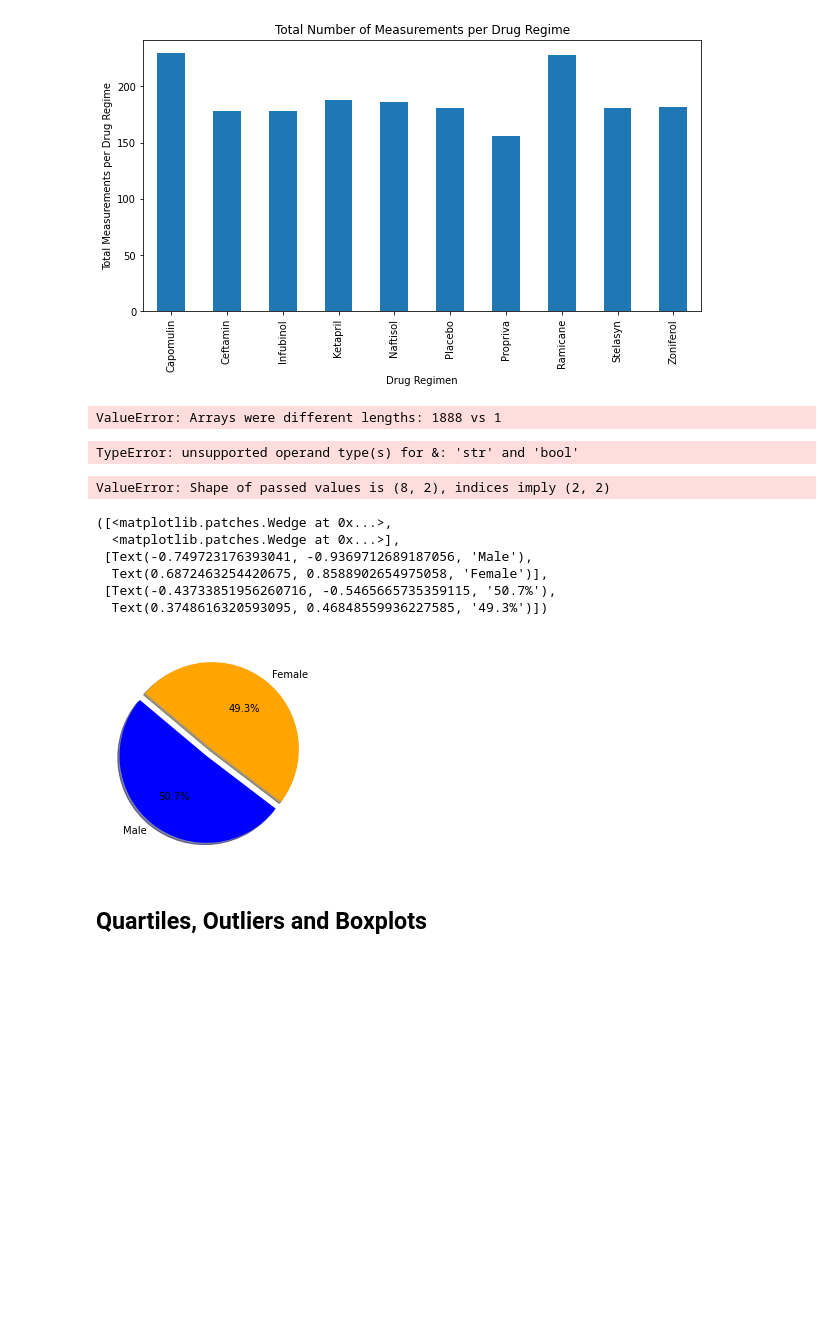
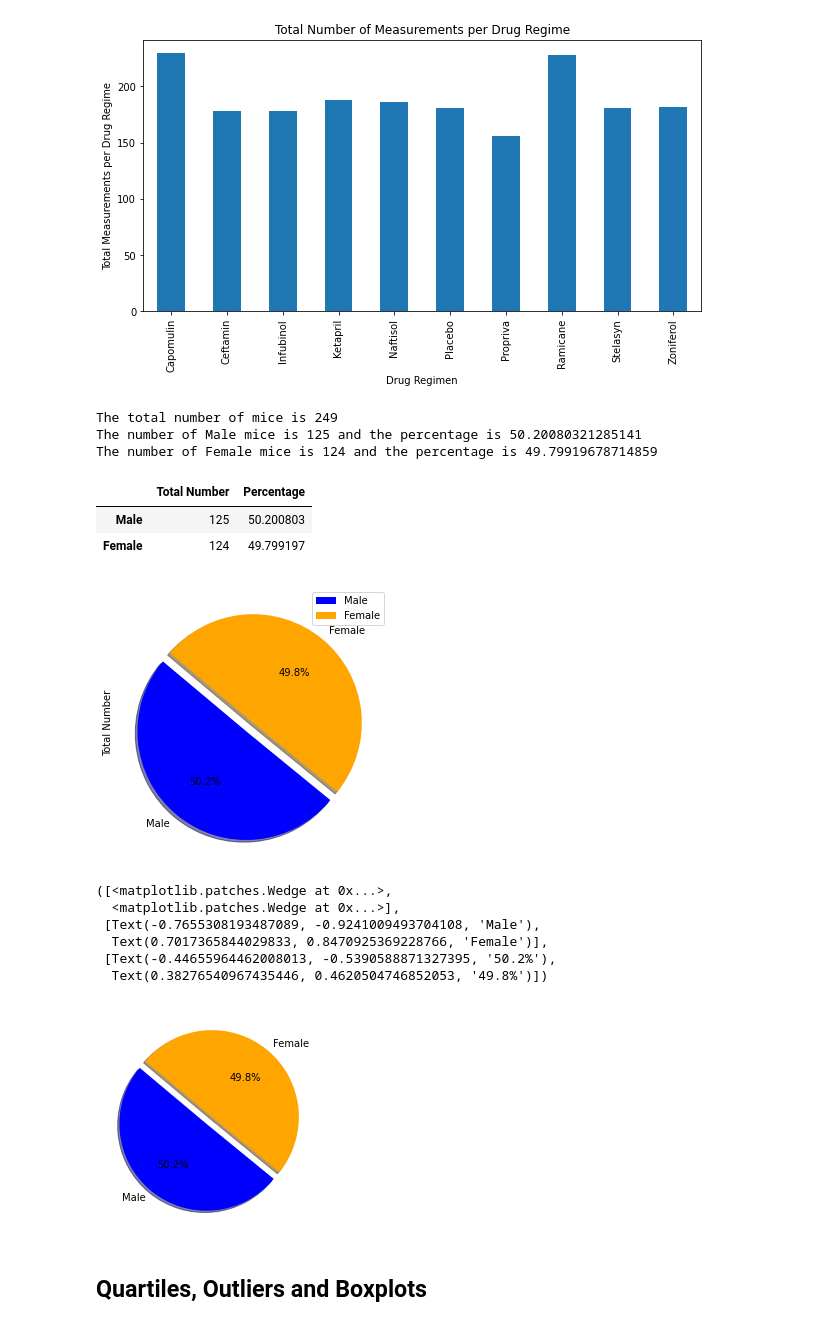
Before and after one commit to Yazz-01/Matplotlib_Pharma_Challenge, a Jupyter notebook: main_pharma.ipynb, the cells around one changed output. Drawn from its saved outputs; the diff is of its cells as text; code cells hidden in the pictures; blank space fills up the shorter version.

Commit message:
Improved pie chart sizes

```diff
--- a/main_pharma.ipynb
+++ b/main_pharma.ipynb
@@ -194,37 +194,38 @@ plt.show()
 # 3.--------Pie Charts
 # %%
 # Find the distribution of female versus male mice using pandas
+total_mice_grouped= clean_study_df.groupby(["Sex","Mouse ID"]).size()
+total_mice= len(total_mice_grouped)
+print(f"The total number of mice is {total_mice}")
 #--------Male mice
-total_measur_male = clean_study_df.loc[(clean_study_df["Mouse ID"]|["Sex"]== "Male")]
-#male_mouse = total_measur_male.count()
-print(f"The number of Male mice in the study is {male_mouse}")
+male_mice = total_mice_grouped["Male"].count()
+percent_male_mice = male_mice/total_mice*100
+print(f"The number of Male mice is {male_mice} and the percentage is {percent_male_mice}")
 
 #--------Female mice
-#total_measur_female= len(clean_study_df.loc[(clean_study_df["Sex"]== "Female")])
-#print(f"The number of Male mice in the study is {total_measur_female}")
+female_mice = total_mice_grouped["Female"].count()
+percent_female_mice = female_mice/total_mice*100
+print(f"The number of Female mice is {female_mice} and the percentage is {percent_female_mice}")
 # %% [output]
-ValueError: Arrays were different lengths: 1888 vs 1
+The total number of mice is 249
+The number of Male mice is 125 and the percentage is 50.20080321285141
+The number of Female mice is 124 and the percentage is 49.79919678714859
-# %%
-######------
-#total_mouse = clean_study_df.groupby(["Mouse ID","Sex"]).nunique()  # Total Mice
-
-
-
-group_male = clean_study_df.loc[(clean_study_df["Mouse ID"])&(clean_study_df["Sex"]== "Male")]
-
-group_male
-#total_male = clean_study_df.loc[(clean_study_df["Mouse ID"]|["Sex"]== "Male")]
-#male_mouse = total_measur_male.count()
-# %% [output]
-TypeError: unsupported operand type(s) for &: 'str' and 'bool'
+# %%
+#----- Summary of mice in the study
+male_female_df = pd.DataFrame({"Total Number":[male_mice,female_mice],"Percentage":[percent_male_mice,percent_female_mice]},
+                               index=["Male", "Female"])
+male_female_df
+# %% [output]
+|  | Total Number | Percentage |
+| Male | 125 | 50.200803 |
+| Female | 124 | 49.799197 |
 # %%
 # Generate a pie plot showing the distribution of female versus male mice using pandas
-
-male_female_df = pd.DataFrame({'Male':total_measur_male,'Female':total_measur_female}, index=["Male","Female"])
-
-male_female_plot = male_female_df.plot.pie(y="Male", x="Female", figsize=(5, 5), autopct='%1.1f%%')
+explode = (0.1, 0)
+colors = ['blue', 'orange']
+male_female_df_plot = male_female_df.plot.pie(y='Total Number',figsize=(5,5), colors = colors, startangle=140, explode = explode, shadow = True, autopct="%1.1f%%")
 # %% [output]
-ValueError: Shape of passed values is (8, 2), indices imply (2, 2)
+[figure, added]
 # %%
 # Generate a pie plot showing the distribution of female versus male mice using pyplot
 
@@ -232,7 +233,7 @@ ValueError: Shape of passed values is (8, 2), indices imply (2, 2)
 labels = ["Male", "Female"]
 
 # The values of each section of the pie chart
-sizes = [958,930]
+sizes = [male_mice,female_mice]
 
 # The colors of each section of the pie chart
 colors = ["blue", "orange"]
@@ -247,10 +248,10 @@ plt.pie(sizes, explode=explode, labels=labels, colors=colors,
 # %% [output]
 ([<matplotlib.patches.Wedge at 0x...>,
   <matplotlib.patches.Wedge at 0x...>],
- [Text(-0.749723176393041, -0.9369712689187056, 'Male'),
-  Text(0.6872463254420675, 0.8588902654975058, 'Female')],
- [Text(-0.43733851956260716, -0.5465665735359115, '50.7%'),
-  Text(0.3748616320593095, 0.46848559936227585, '49.3%')])
+ [Text(-0.7655308193487089, -0.9241009493704108, 'Male'),
+  Text(0.7017365844029833, 0.8470925369228766, 'Female')],
+ [Text(-0.44655964462008013, -0.5390588871327395, '50.2%'),
+  Text(0.38276540967435446, 0.4620504746852053, '49.8%')])
 [figure]
 # %% [markdown]
 ## Quartiles, Outliers and Boxplots
```
